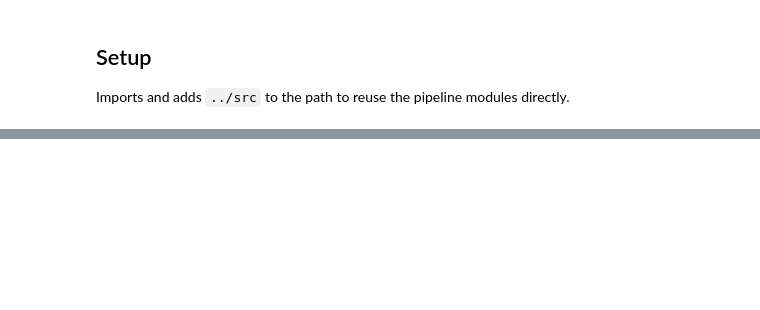
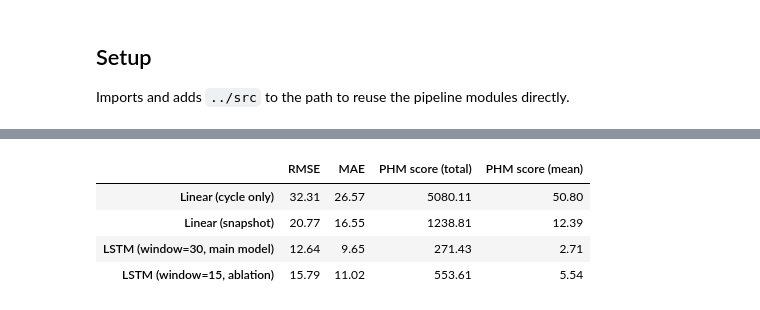
Before and after one commit to Mustafa0812/AI-ML, a Jupyter notebook: notebooks/main_analysis.ipynb, the cells around one changed output, grey strips where cells are left out. Saved outputs shown, nothing was run; the diff lists cells and outputs as text; code cells hidden in the pictures; blank space fills up the shorter version.

```diff
--- a/notebooks/main_analysis.ipynb
+++ b/notebooks/main_analysis.ipynb
@@ -177,0 +91,9 @@ pd.DataFrame(bands)
+# %%
+lr_snap = train_snapshot_baseline(data['X_train_snap'], data['y_train_snap'])
+lr_cycle = train_cycle_only_baseline(data['cycle_train_snap'], data['y_train_snap'])
+
+preds_snap = lr_snap.predict(data['X_test_snap'])
+preds_cycle = lr_cycle.predict(data['cycle_test_snap'])
+
+print(f"Linear (cycle only): RMSE={rmse(data['y_test'], preds_cycle):.2f}")
+print(f"Linear (snapshot):   RMSE={rmse(data['y_test'], preds_snap):.2f}")
@@ -177,0 +121,11 @@ pd.DataFrame(bands)
+# %%
+data_w15 = prepare_data(window_size=15)
+lstm_w15, hist_w15 = train_model(
+    data_w15['X_train_seq'], data_w15['y_train_seq'],
+    data_w15['X_val_seq'], data_w15['y_val_seq'],
+    input_dim=len(data['feature_cols']),
+)
+preds_lstm_w15 = lstm_predict(lstm_w15, data_w15['X_test_seq'])
+
+print(f"LSTM (window=15): RMSE={rmse(data['y_test'], preds_lstm_w15):.2f} "
+      f"(vs {rmse(data['y_test'], preds_lstm):.2f} for window=30)")
@@ -177,0 +137,19 @@ pd.DataFrame(bands)
+# %%
+def summarize(y_true, y_pred):
+    s = phm_score(y_true, y_pred)
+    return {'RMSE': rmse(y_true, y_pred), 'MAE': mae(y_true, y_pred),
+            'PHM score (total)': s['total'], 'PHM score (mean)': s['mean']}
+
+results = {
+    'Linear (cycle only)': summarize(data['y_test'], preds_cycle),
+    'Linear (snapshot)': summarize(data['y_test'], preds_snap),
+    'LSTM (window=30, main model)': summarize(data['y_test'], preds_lstm),
+    'LSTM (window=15, ablation)': summarize(data['y_test'], preds_lstm_w15),
+}
+pd.DataFrame(results).T.round(2)
+# %% [output]
+|  | RMSE | MAE | PHM score (total) | PHM score (mean) |
+| Linear (cycle only) | 32.31 | 26.57 | 5080.11 | 50.80 |
+| Linear (snapshot) | 20.77 | 16.55 | 1238.81 | 12.39 |
+| LSTM (window=30, main model) | 12.64 | 9.65 | 271.43 | 2.71 |
+| LSTM (window=15, ablation) | 15.79 | 11.02 | 553.61 | 5.54 |
```
Also changed, not shown: parts of 41 cells of this notebook, 21 other files.
